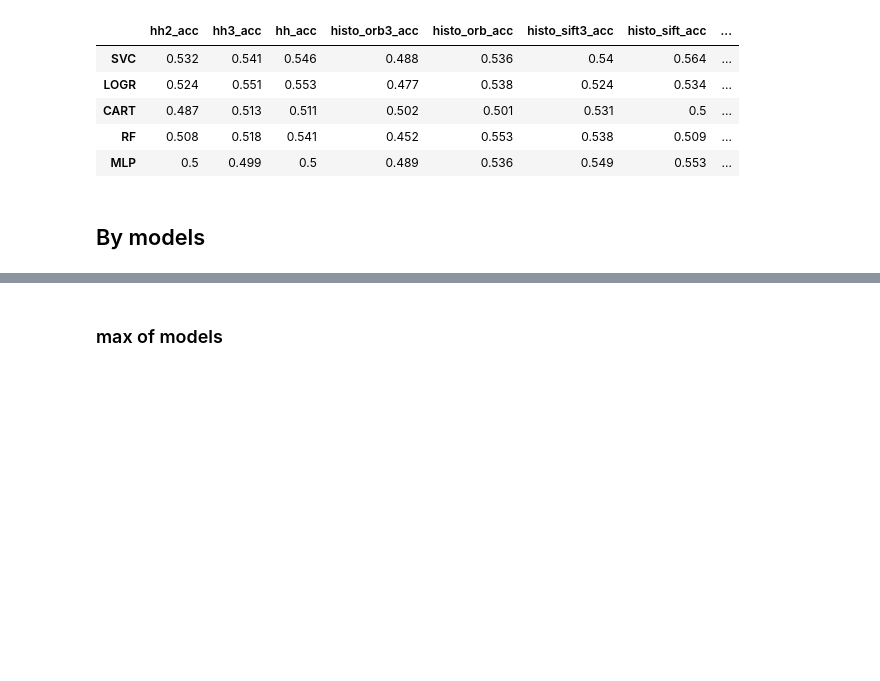
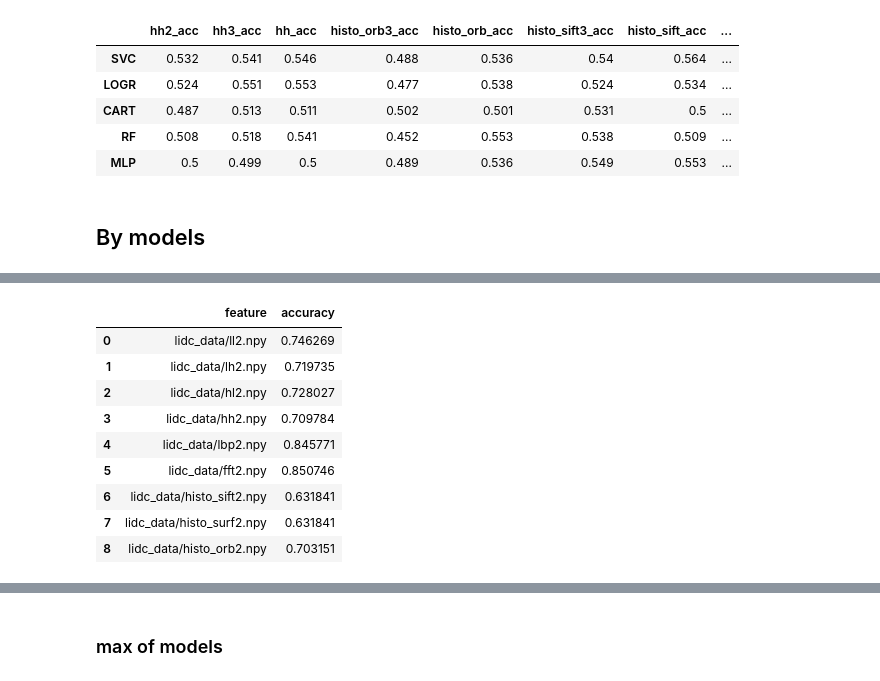
Before and after one commit to yeexunwei/lung-cancer-image-classification, a Jupyter notebook: Models Comparison.ipynb, the cells around one changed output, grey strips where cells are left out. Drawn from its saved outputs; the diff is of its cells as text; code cells hidden in the pictures; blank space fills up the shorter version.

```diff
--- a/Models Comparison.ipynb
+++ b/Models Comparison.ipynb
@@ -88,0 +101,15 @@ print(model)
+# %%
+model = np.load('svm2.npy', allow_pickle=True)
+compare_feature2 = pd.DataFrame(list(model.tolist().items()),columns = ['feature','accuracy'])
+compare_feature2.style.highlight_max(color='darkorange',axis=None)
+# %% [output]
+|  | feature | accuracy |
+| 0 | lidc_data/ll2.npy | 0.746269 |
+| 1 | lidc_data/lh2.npy | 0.719735 |
+| 2 | lidc_data/hl2.npy | 0.728027 |
+| 3 | lidc_data/hh2.npy | 0.709784 |
+| 4 | lidc_data/lbp2.npy | 0.845771 |
+| 5 | lidc_data/fft2.npy | 0.850746 |
+| 6 | lidc_data/histo_sift2.npy | 0.631841 |
+| 7 | lidc_data/histo_surf2.npy | 0.631841 |
+| 8 | lidc_data/histo_orb2.npy | 0.703151 |
```
Also changed, not shown: parts of 7 cells of this notebook, 3 other files.
